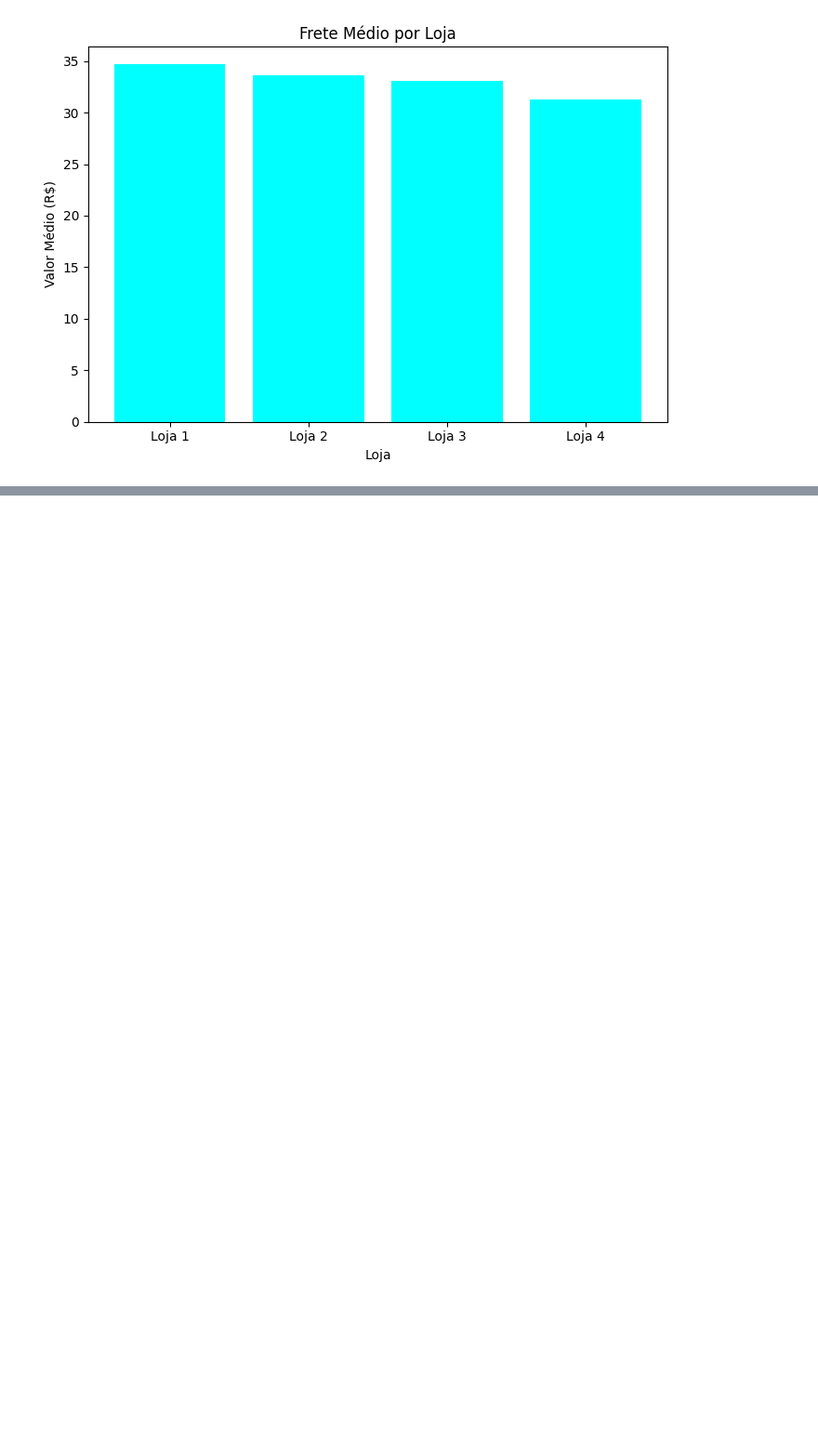
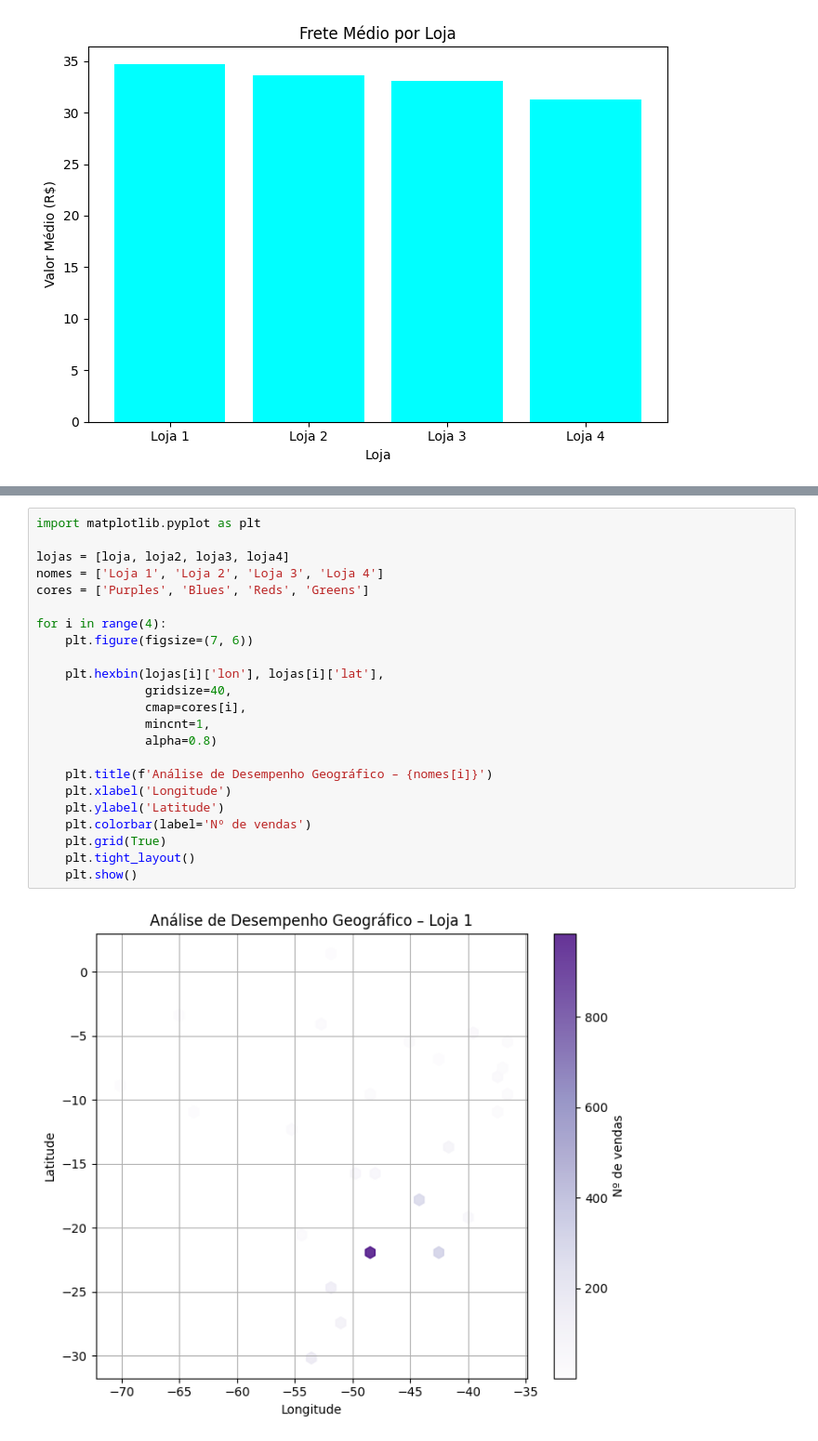
Before and after one commit to vthamada/challenge-alura-store, a Jupyter notebook: AluraStoreBr.ipynb, the cells around one changed output, grey strips where cells are left out. Shown at 93% size. Cells and saved outputs as stored; diff of their text form; blank space fills up the shorter version.

```diff
--- a/AluraStoreBr.ipynb
+++ b/AluraStoreBr.ipynb
@@ -244,0 +269,25 @@ plt.show()
+# %%
+import matplotlib.pyplot as plt
+
+lojas = [loja, loja2, loja3, loja4]
+nomes = ['Loja 1', 'Loja 2', 'Loja 3', 'Loja 4']
+cores = ['Purples', 'Blues', 'Reds', 'Greens']
+
+for i in range(4):
+    plt.figure(figsize=(7, 6))
+
+    plt.hexbin(lojas[i]['lon'], lojas[i]['lat'],
+               gridsize=40,
+               cmap=cores[i],
+               mincnt=1,
+               alpha=0.8)
+
+    plt.title(f'Análise de Desempenho Geográfico – {nomes[i]}')
+    plt.xlabel('Longitude')
+    plt.ylabel('Latitude')
+    plt.colorbar(label='Nº de vendas')
+    plt.grid(True)
+    plt.tight_layout()
+    plt.show()
+# %% [output]
+[figure, added]
```
Also changed, not shown: parts of 8 cells of this notebook.
